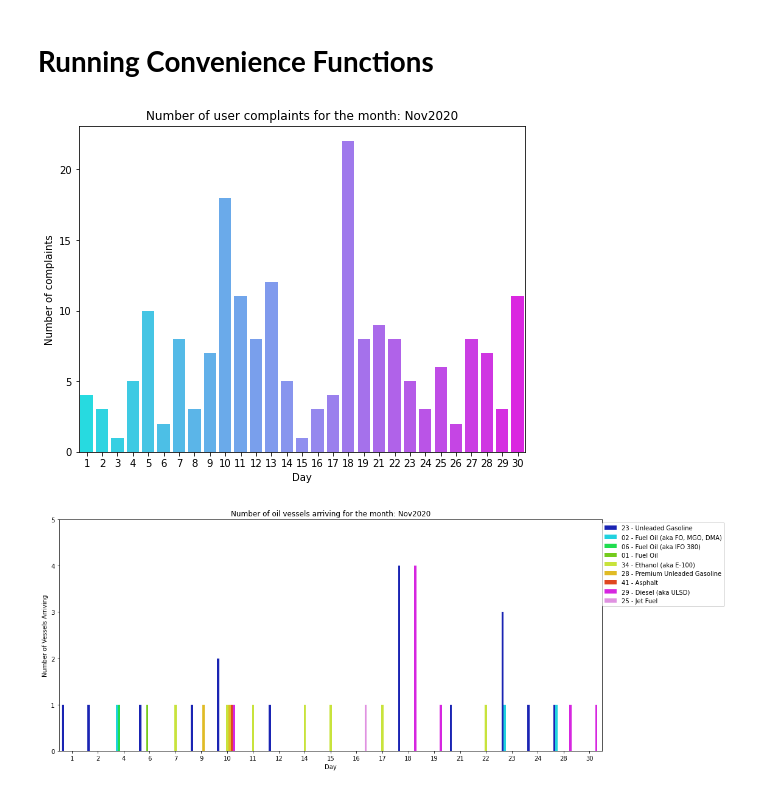
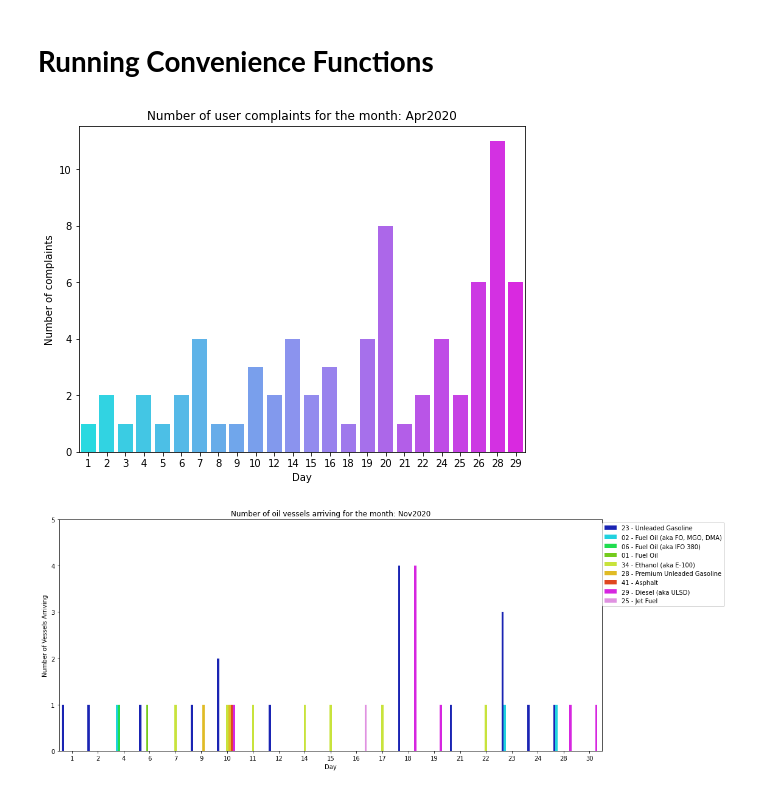
Before and after one commit to radil708/Portland-Air-Particulates-Odor-Investigation, a Jupyter notebook: distributions_allvars_analysis.ipynb, the cells around one changed output. Saved outputs shown, nothing was run; the diff lists cells and outputs as text; code cells hidden in the pictures.

```diff
--- a/distributions_allvars_analysis.ipynb
+++ b/distributions_allvars_analysis.ipynb
@@ -103,6 +26,6 @@ def get_weather_master():
 # %%
-# Loading both the datasets from github repo
+# Loading the datasets from github repo
 
-df_vessels=pd.read_csv(r'https://raw.githubusercontent.com/ds5110/stinky/master/data/df_vessels.csv')
-df_stinky = pd.read_csv(r'https://raw.githubusercontent.com/ds5110/stinky/master/data/df_stinky.csv')
-df_weather = get_weather_master()
+df_vessels=pd.read_csv(r'https://raw.githubusercontent.com/ds5110/stinky/master/vessels_data/vessels_intermediary_files/df_vessels.csv')
+df_stinky = pd.read_csv(r'https://raw.githubusercontent.com/ds5110/stinky/master/smell_data/smell_intermediary_files/df_stinky.csv')
+df_weather = pd.read_csv(r'https://raw.githubusercontent.com/ds5110/stinky/master/weather_data/weather_intermediary_files/df_weather_master.csv')
@@ -340,10 +261,10 @@ def wind_speed(df,month,year):
 # %%
 # Here we are calling the complaints_month_year function to look at the number of complaints for month 'Nov' and year 2020
 # Parameters here can be changed
 
-complaints_month_year(df_stinky,'Nov',2020)
+complaints_month_year(df_stinky,'Apr',2020)
 # %% [output]
-[figure, old version]
+[figure, new version]
 # %%
 # Here we are calling the vessels_month_year function to look at the number of vessels arriving with their product type for month 'Nov' and year 2020
 # Parameters here can be changed
```
Also changed, not shown: parts of 3 cells of this notebook.
